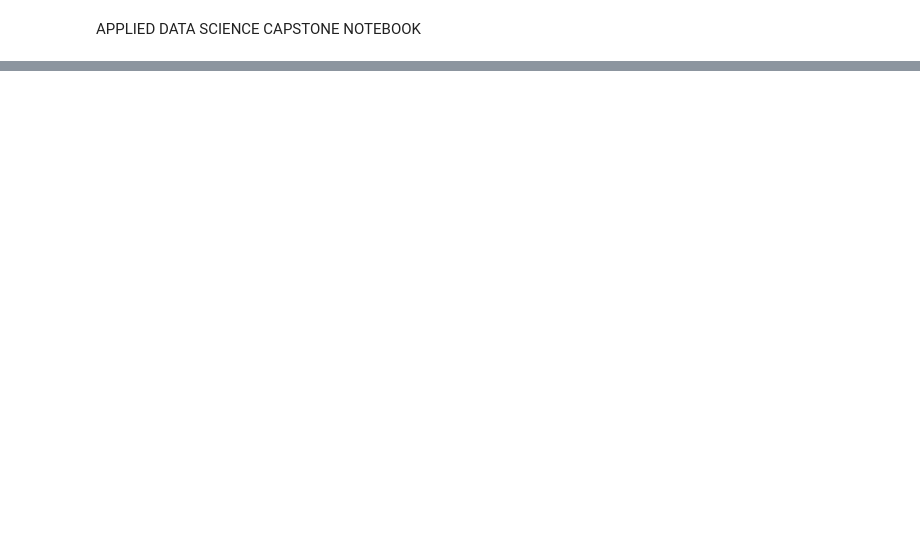
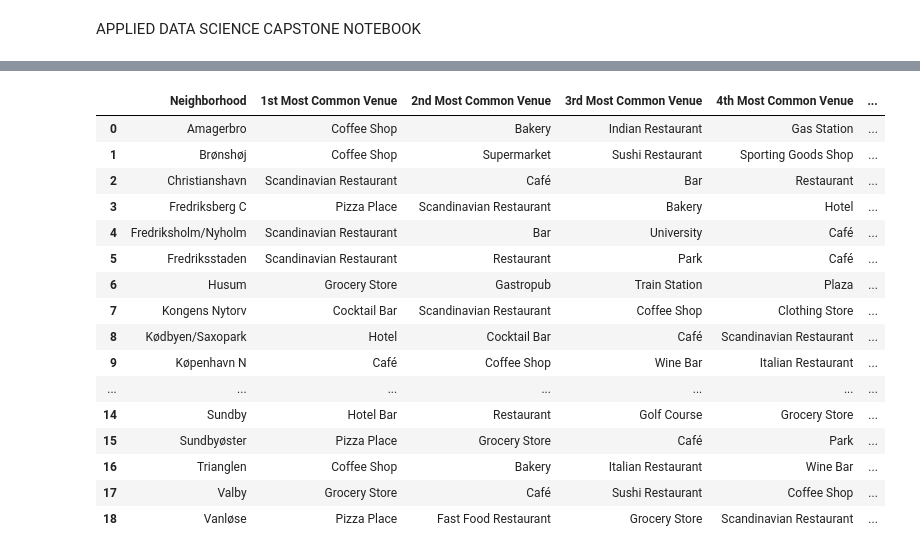
Before and after one commit to tmaher03/Data-Science, a Jupyter notebook: Capstone_notebook.ipynb, the cells around one changed output, grey strips where cells are left out. Saved outputs shown, nothing was run; the diff lists cells and outputs as text; code cells hidden in the pictures; blank space fills up the shorter version.

```diff
--- a/Capstone_notebook.ipynb
+++ b/Capstone_notebook.ipynb
@@ -19,0 +438,14 @@ import numpy as np
+# %%
+# each neighborhood with the top five most common venues
+
+num_top_venues = 5
+
+for hood in cph_grouped['Neighborhood']:
+    print("----"+hood+"----")
+    temp = cph_grouped[cph_grouped['Neighborhood'] == hood].T.reset_index()
+    temp.columns = ['venue','freq']
+    temp = temp.iloc[1:]
+    temp['freq'] = temp['freq'].astype(float)
+    temp = temp.round({'freq': 2})
+    print(temp.sort_values('freq', ascending=False).reset_index(drop=True).head(num_top_venues))
+    print('\n')
@@ -19,0 +470,49 @@ import numpy as np
+# %%
+# function to sort venues in descending order
+def return_most_common_venues(row, num_top_venues):
+    row_categories = row.iloc[1:]
+    row_categories_sorted = row_categories.sort_values(ascending=False)
+
+    return row_categories_sorted.index.values[0:num_top_venues]
+
+# create a dataframe with the venues
+import numpy as np
+
+num_top_venues = 10
+
+indicators = ['st', 'nd', 'rd']
+
+# create columns according to number of top venues
+columns = ['Neighborhood']
+for ind in np.arange(num_top_venues):
+    try:
+        columns.append('{}{} Most Common Venue'.format(ind+1, indicators[ind]))
+    except:
+        columns.append('{}th Most Common Venue'.format(ind+1))
+
+# create a new dataframe
+neighborhoods_venues_sorted = pd.DataFrame(columns=columns)
+neighborhoods_venues_sorted['Neighborhood'] = cph_grouped['Neighborhood']
+
+for ind in np.arange(cph_grouped.shape[0]):
+    neighborhoods_venues_sorted.iloc[ind, 1:] = return_most_common_venues(cph_grouped.iloc[ind, :], num_top_venues)
+
+neighborhoods_venues_sorted
+# %% [output]
+|  | Neighborhood | 1st Most Common Venue | 2nd Most Common Venue | 3rd Most Common Venue | 4th Most Common Venue | ... |
+| 0 | Amagerbro | Coffee Shop | Bakery | Indian Restaurant | Gas Station | ... |
+| 1 | Brønshøj | Coffee Shop | Supermarket | Sushi Restaurant | Sporting Goods Shop | ... |
+| 2 | Christianshavn | Scandinavian Restaurant | Café | Bar | Restaurant | ... |
+| 3 | Fredriksberg C | Pizza Place | Scandinavian Restaurant | Bakery | Hotel | ... |
+| 4 | Fredriksholm/Nyholm | Scandinavian Restaurant | Bar | University | Café | ... |
+| 5 | Fredriksstaden | Scandinavian Restaurant | Restaurant | Park | Café | ... |
+| 6 | Husum | Grocery Store | Gastropub | Train Station | Plaza | ... |
+| 7 | Kongens Nytorv | Cocktail Bar | Scandinavian Restaurant | Coffee Shop | Clothing Store | ... |
+| 8 | Kødbyen/Saxopark | Hotel | Cocktail Bar | Café | Scandinavian Restaurant | ... |
+| 9 | Køpenhavn N | Café | Coffee Shop | Wine Bar | Italian Restaurant | ... |
+| ... | ... | ... | ... | ... | ... | ... |
+| 14 | Sundby | Hotel Bar | Restaurant | Golf Course | Grocery Store | ... |
+| 15 | Sundbyøster | Pizza Place | Grocery Store | Café | Park | ... |
+| 16 | Trianglen | Coffee Shop | Bakery | Italian Restaurant | Wine Bar | ... |
+| 17 | Valby | Grocery Store | Café | Sushi Restaurant | Coffee Shop | ... |
+| 18 | Vanløse | Pizza Place | Fast Food Restaurant | Grocery Store | Scandinavian Restaurant | ... |
```
Also changed, not shown: parts of 35 cells of this notebook.
